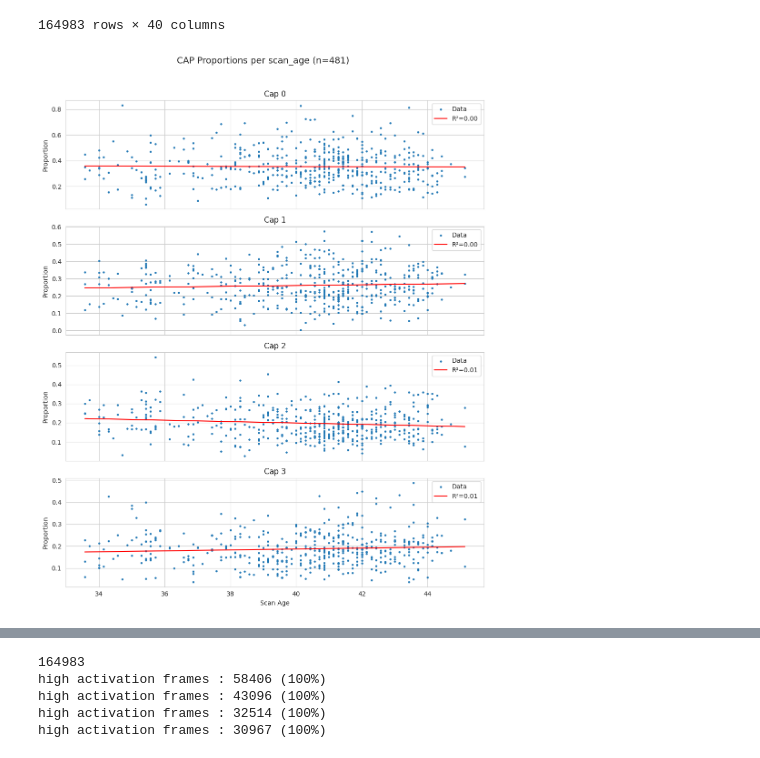
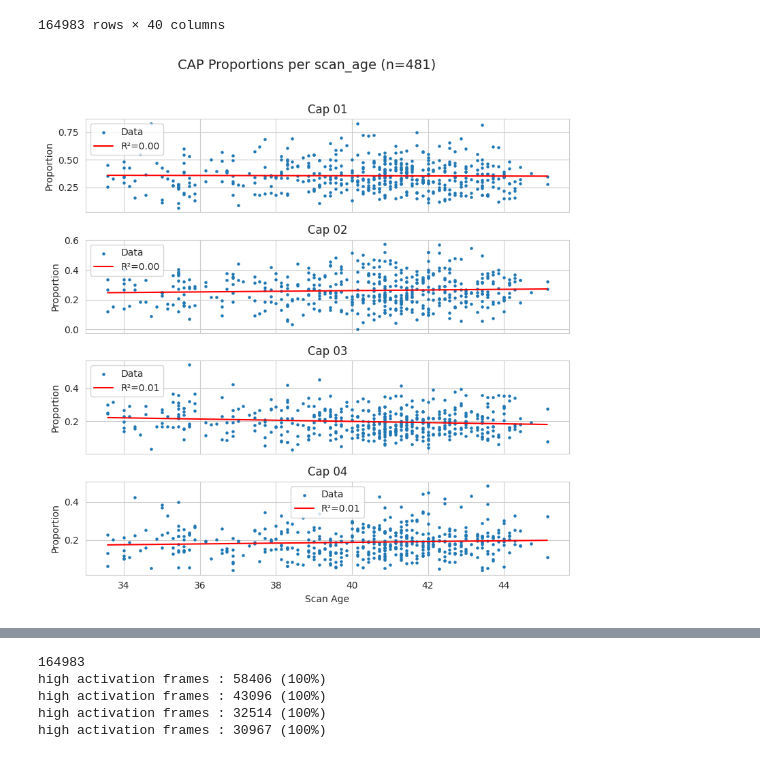
Before and after one commit to seb2o/devCAPs, a Jupyter notebook: src/inspect_clustering.ipynb, the cells around one changed output, grey strips where cells are left out. Saved outputs shown, nothing was run; the diff lists cells and outputs as text; code cells hidden in the pictures.

Commit message:
added graphs to inspects the caps

```diff
--- a/src/inspect_clustering.ipynb
+++ b/src/inspect_clustering.ipynb
@@ -72,33 +72,33 @@ import matplotlib.pyplot as plt
 
 cluster_props_per_subject = combined_df.groupby(
     ['subj_name', 'ses_name', 'scan_age', 'cluster']
 ).size().unstack()
 cluster_props_per_subject = cluster_props_per_subject.sort_values('scan_age')
 
 n_individual_cap_per_subject = cluster_props_per_subject.sum(axis=1)
 
 scan_age = cluster_props_per_subject.index.get_level_values('scan_age')
 n_caps = cluster_props_per_subject.shape[1]
 n = cluster_props_per_subject.shape[0]
-fig, axes = plt.subplots(n_caps, 1, figsize=(10, 3 * n_caps), sharex=True)
+fig, axes = plt.subplots(n_caps, 1, figsize=(8, 2 * n_caps), sharex=True)
 
 for cap_id, ax in enumerate(axes):
     cap_proportion = cluster_props_per_subject.iloc[:, cap_id].values/n_individual_cap_per_subject.values
     ax.scatter(scan_age, cap_proportion, label='Data', s=5)
 
     # Linear regression
     slope, intercept, r_value, p_value, std_err = linregress(scan_age, cap_proportion)
     line = slope * scan_age + intercept
     ax.plot(scan_age, line, color='red', label=f'R²={r_value**2:.2f}')
 
-    ax.set_title(f"Cap {cap_id}")
+    ax.set_title(f"Cap {cap_id+1:02d}")
     ax.set_ylabel("Proportion")
     ax.grid(True)
     ax.legend()
 
 axes[-1].set_xlabel("Scan Age")
 fig.suptitle(f"CAP Proportions per scan_age ({n=})", fontsize=14, y=1.02)
 plt.tight_layout()
 plt.show()
 # %% [output]
-[figure, old version]
+[figure, new version]
```
Also changed, not shown: parts of 4 cells of this notebook.
